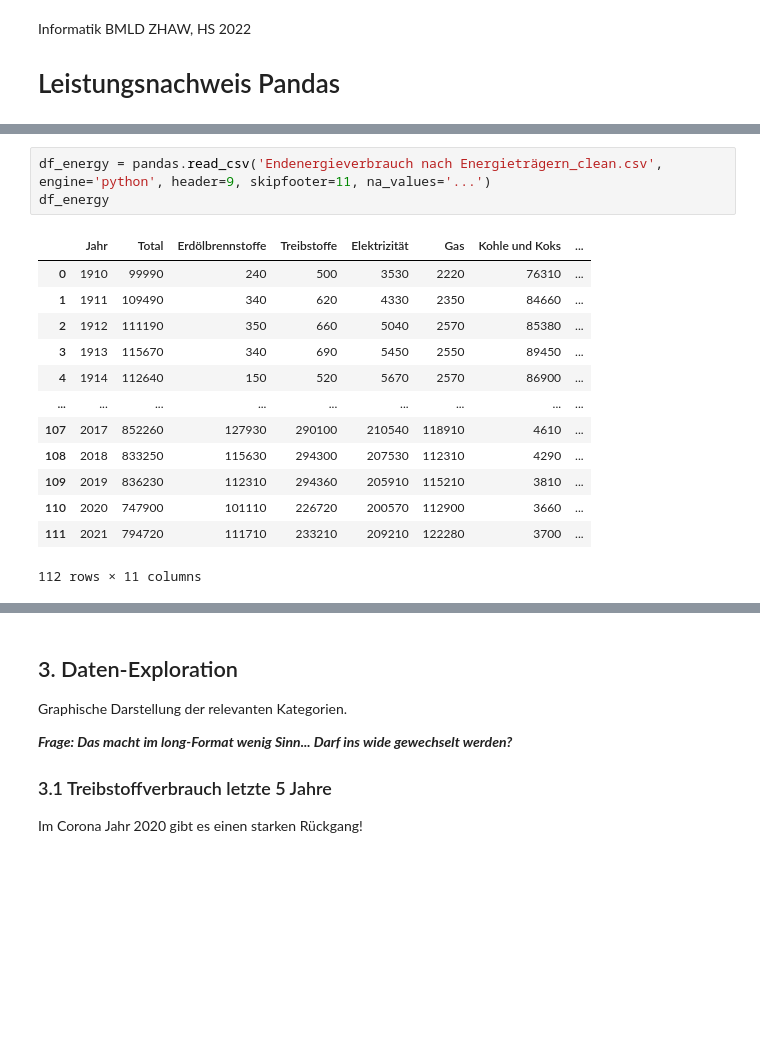
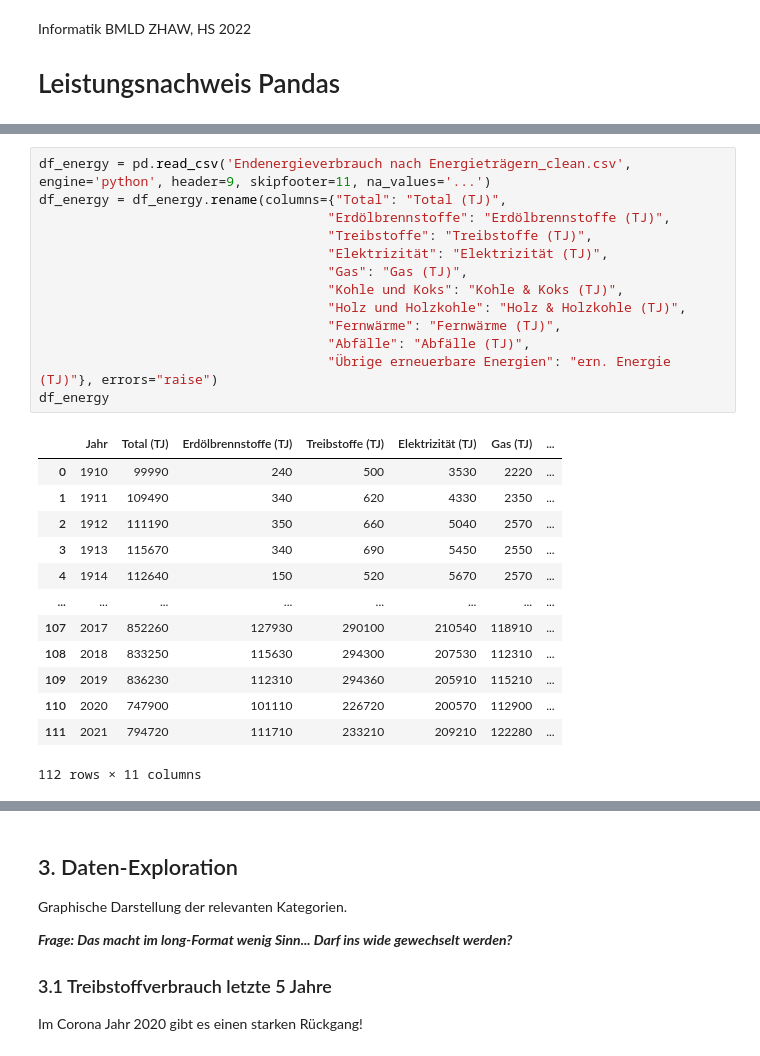
Before and after one commit to marco-weber/BMLD-2022-Informatik-Leistungsnachweis, a Jupyter notebook: Leistungsnachweisname_FilipaWeber_AnnaHasenfratz_EnyaJossen.ipynb, the cells around one changed output, grey strips where cells are left out. Drawn from its saved outputs; the diff is of its cells as text; blank space fills up the shorter version.

```diff
--- a/Leistungsnachweisname_FilipaWeber_AnnaHasenfratz_EnyaJossen.ipynb
+++ b/Leistungsnachweisname_FilipaWeber_AnnaHasenfratz_EnyaJossen.ipynb
@@ -60,18 +76,28 @@ Download als xlxs und speichern als Endenergieverbrauch nach `Endenergieverbrauc
 # %%
-df_energy = pandas.read_csv('Endenergieverbrauch nach Energieträgern_clean.csv', engine='python', header=9, skipfooter=11, na_values='...')
+df_energy = pd.read_csv('Endenergieverbrauch nach Energieträgern_clean.csv', engine='python', header=9, skipfooter=11, na_values='...')
+df_energy = df_energy.rename(columns={"Total": "Total (TJ)",
+                                     "Erdölbrennstoffe": "Erdölbrennstoffe (TJ)",
+                                     "Treibstoffe": "Treibstoffe (TJ)",
+                                     "Elektrizität": "Elektrizität (TJ)",
+                                     "Gas": "Gas (TJ)",
+                                     "Kohle und Koks": "Kohle & Koks (TJ)",
+                                     "Holz und Holzkohle": "Holz & Holzkohle (TJ)",
+                                     "Fernwärme": "Fernwärme (TJ)",
+                                     "Abfälle": "Abfälle (TJ)",
+                                     "Übrige erneuerbare Energien": "ern. Energie (TJ)"}, errors="raise")
 df_energy
 # %% [output]
-|  | Jahr | Total | Erdölbrennstoffe | Treibstoffe | Elektrizität | Gas | Kohle und Koks | ... |
-| 0 | 1910 | 99990 | 240 | 500 | 3530 | 2220 | 76310 | ... |
-| 1 | 1911 | 109490 | 340 | 620 | 4330 | 2350 | 84660 | ... |
-| 2 | 1912 | 111190 | 350 | 660 | 5040 | 2570 | 85380 | ... |
-| 3 | 1913 | 115670 | 340 | 690 | 5450 | 2550 | 89450 | ... |
-| 4 | 1914 | 112640 | 150 | 520 | 5670 | 2570 | 86900 | ... |
-| ... | ... | ... | ... | ... | ... | ... | ... | ... |
-| 107 | 2017 | 852260 | 127930 | 290100 | 210540 | 118910 | 4610 | ... |
-| 108 | 2018 | 833250 | 115630 | 294300 | 207530 | 112310 | 4290 | ... |
-| 109 | 2019 | 836230 | 112310 | 294360 | 205910 | 115210 | 3810 | ... |
-| 110 | 2020 | 747900 | 101110 | 226720 | 200570 | 112900 | 3660 | ... |
-| 111 | 2021 | 794720 | 111710 | 233210 | 209210 | 122280 | 3700 | ... |
+|  | Jahr | Total (TJ) | Erdölbrennstoffe (TJ) | Treibstoffe (TJ) | Elektrizität (TJ) | Gas (TJ) | ... |
+| 0 | 1910 | 99990 | 240 | 500 | 3530 | 2220 | ... |
+| 1 | 1911 | 109490 | 340 | 620 | 4330 | 2350 | ... |
+| 2 | 1912 | 111190 | 350 | 660 | 5040 | 2570 | ... |
+| 3 | 1913 | 115670 | 340 | 690 | 5450 | 2550 | ... |
+| 4 | 1914 | 112640 | 150 | 520 | 5670 | 2570 | ... |
+| ... | ... | ... | ... | ... | ... | ... | ... |
+| 107 | 2017 | 852260 | 127930 | 290100 | 210540 | 118910 | ... |
+| 108 | 2018 | 833250 | 115630 | 294300 | 207530 | 112310 | ... |
+| 109 | 2019 | 836230 | 112310 | 294360 | 205910 | 115210 | ... |
+| 110 | 2020 | 747900 | 101110 | 226720 | 200570 | 112900 | ... |
+| 111 | 2021 | 794720 | 111710 | 233210 | 209210 | 122280 | ... |
 112 rows × 11 columns
 # %% [markdown]
```
Also changed, not shown: parts of 15 cells of this notebook.
